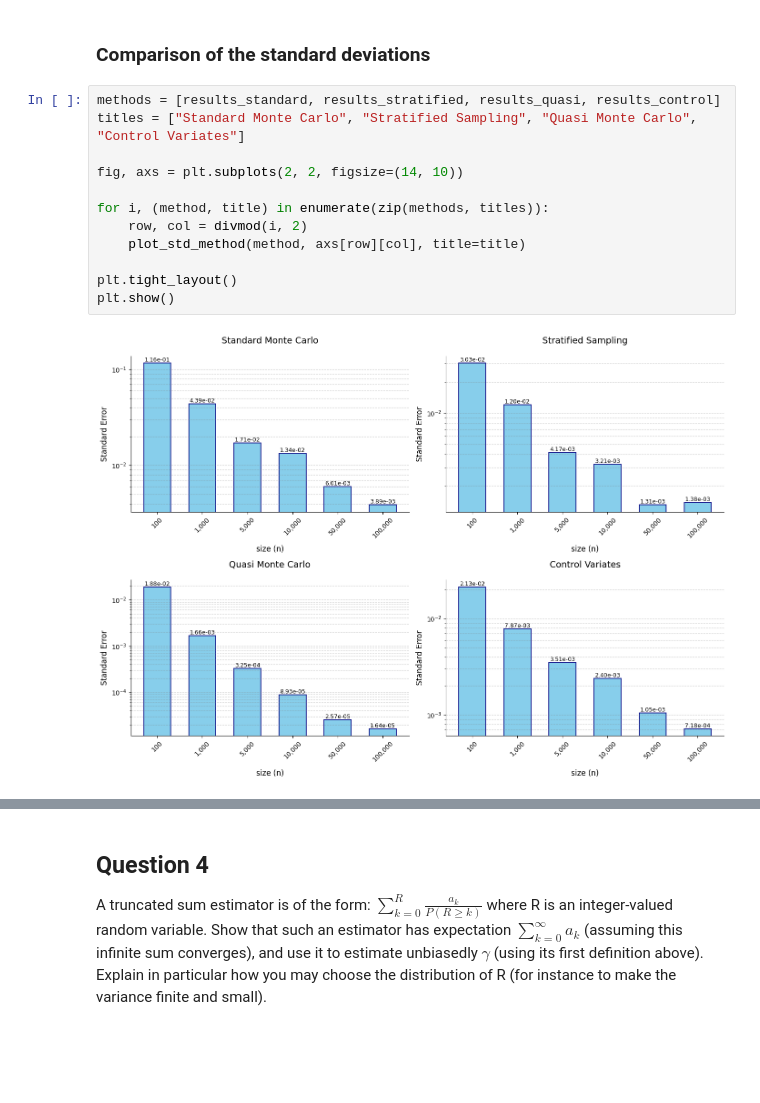
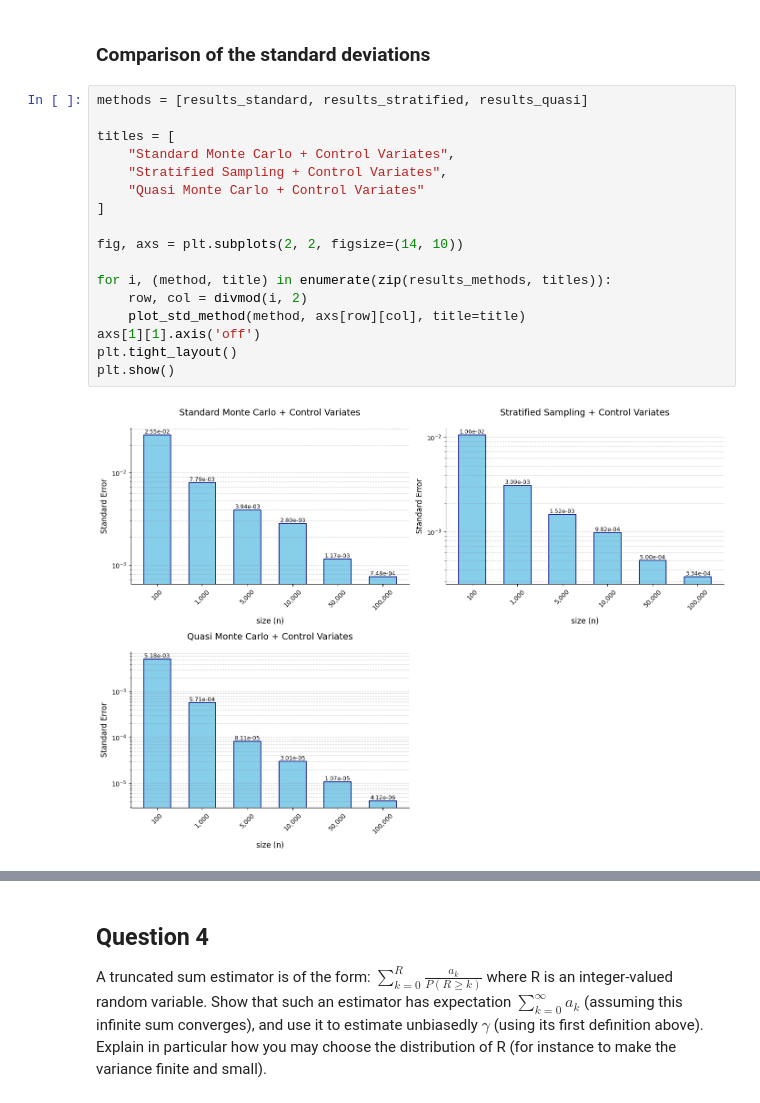
Before and after one commit to Leooryx/Euler_Monte_Carlo, a Jupyter notebook: main.ipynb, the cells around one changed output, grey strips where cells are left out. Saved outputs shown, nothing was run; the diff lists cells and outputs as text; blank space fills up the shorter version.

```diff
--- a/main.ipynb
+++ b/main.ipynb
@@ -554,16 +559,21 @@ Sample size: 5000
 # %% [markdown]
 ### Comparison of the standard deviations
 # %%
-methods = [results_standard, results_stratified, results_quasi, results_control]
-titles = ["Standard Monte Carlo", "Stratified Sampling", "Quasi Monte Carlo", "Control Variates"]
+methods = [results_standard, results_stratified, results_quasi]
+
+titles = [
+    "Standard Monte Carlo + Control Variates",
+    "Stratified Sampling + Control Variates",
+    "Quasi Monte Carlo + Control Variates"
+]
 
 fig, axs = plt.subplots(2, 2, figsize=(14, 10))
 
-for i, (method, title) in enumerate(zip(methods, titles)):
+for i, (method, title) in enumerate(zip(results_methods, titles)):
     row, col = divmod(i, 2)
     plot_std_method(method, axs[row][col], title=title)
-
+axs[1][1].axis('off')
 plt.tight_layout()
 plt.show()
 # %% [output]
-[figure, old version]
+[figure, new version]
```
Also changed, not shown: parts of 4 cells of this notebook.
